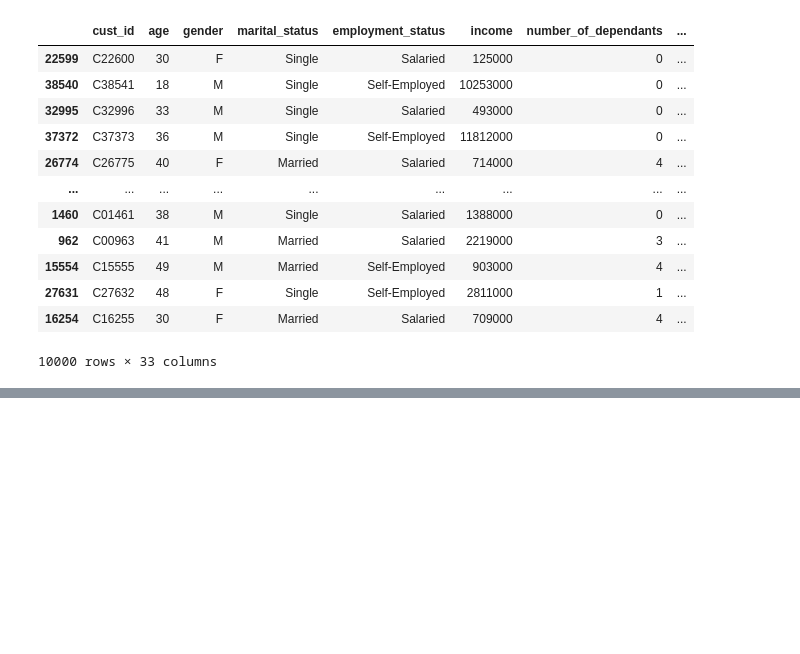
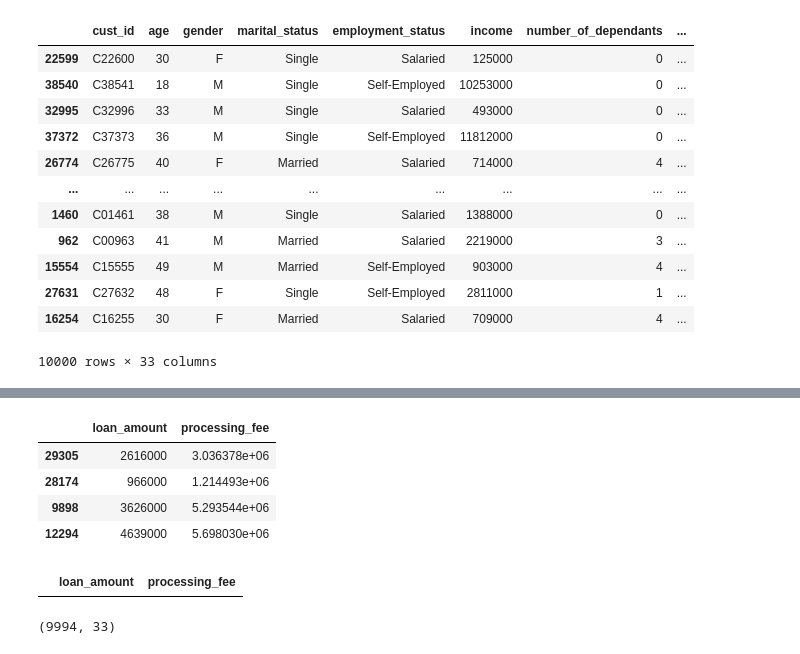
Before and after one commit to ittihadur/ML-Classification-Project, a Jupyter notebook: credit_risk_model.ipynb, the cells around one changed output, grey strips where cells are left out. Cells and saved outputs as stored; diff of their text form; code cells hidden in the pictures; blank space fills up the shorter version.

```diff
--- a/credit_risk_model.ipynb
+++ b/credit_risk_model.ipynb
@@ -148,0 +243,18 @@ df_test.fillna(mode_for_test, inplace=True)
+# %%
+df_train[(df_train.processing_fee / df_train.loan_amount) > 0.03][["loan_amount", "processing_fee"]]
+# %% [output]
+|  | loan_amount | processing_fee |
+| 29305 | 2616000 | 3.036378e+06 |
+| 28174 | 966000 | 1.214493e+06 |
+| 9898 | 3626000 | 5.293544e+06 |
+| 12294 | 4639000 | 5.698030e+06 |
+# %%
+df_train_1 = df_train[(df_train.processing_fee / df_train.loan_amount) < 0.03].copy()
+df_train_1[(df_train_1.processing_fee / df_train_1.loan_amount) > 0.03][["loan_amount", "processing_fee"]]
+# %% [output]
+|  | loan_amount | processing_fee |
+# %%
+df_test = df_test[(df_test.processing_fee / df_test.loan_amount) < 0.03].copy()
+df_test.shape
+# %% [output]
+(9994, 33)
```
Also changed, not shown: parts of 9 cells of this notebook.
